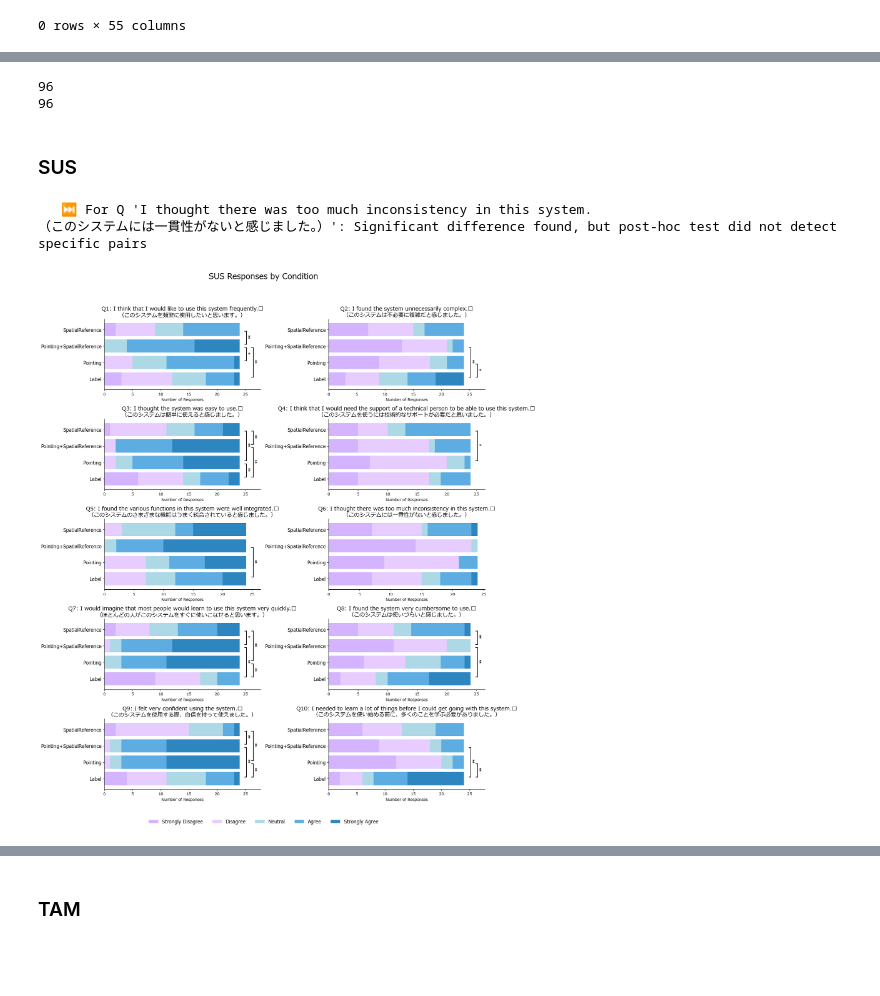
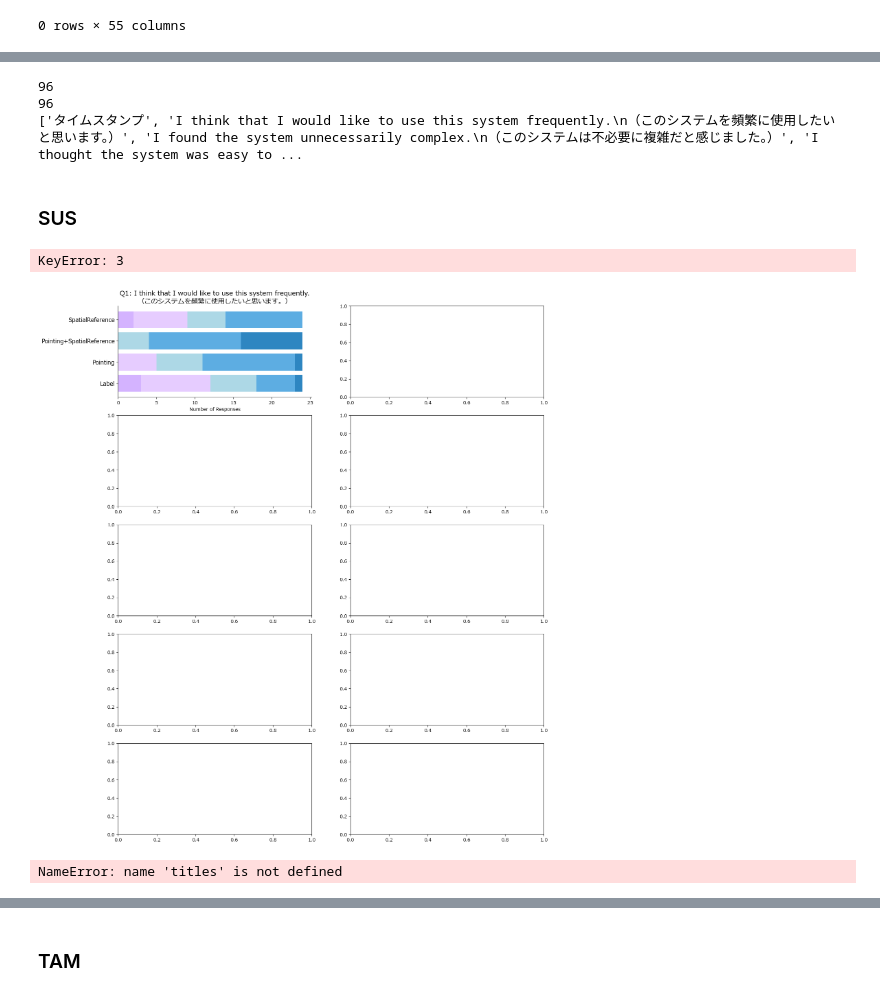
Before and after one commit to TenmaUchiyama/InteractiveSmartHome, a Jupyter notebook: Experiment/Results/SurvayResult.ipynb, the cells around one changed output, grey strips where cells are left out. Cells and saved outputs as stored; diff of their text form; code cells hidden in the pictures; blank space fills up the shorter version.

```diff
--- a/Experiment/Results/SurvayResult.ipynb
+++ b/Experiment/Results/SurvayResult.ipynb
@@ -619,9 +595,9 @@ def plot_likert_matrix(
                     x_brkt = summary.sum(axis=1).max()  # Position brackets to the right
 
                     if pv < 0.01:
-                        draw_significance_bracket(ax, row1, row2, x_start=x_brkt, single=False, count=ranks[j])
+                        draw_significance_bracket(ax, row1, row2, x_start=x_brkt, single=False, count=ranks[count])
                     elif pv < 0.05:
-                        draw_significance_bracket(ax, row1, row2, x_start=x_brkt, single=True, count=ranks[j])
+                        draw_significance_bracket(ax, row1, row2, x_start=x_brkt, single=True, count=ranks[count])
             else:
                 print(f"   ⏭ For Q '{q}': Significant difference found, but post-hoc test did not detect specific pairs")
 
@@ -654,67 +630,78 @@ df_result = reverse_scoring(df_result)
 
 INVALID_IDS     = ['0', 'TEST', 'OLD_P1',"", "OLD_P2",  "P1_OLD","P2_OLD","P3_OLD","P4_OLD","P5_OLD","P6_OLD", ]
 df_result = df_result[~df_result['participant_id'].isin(INVALID_IDS)]
+print(df_result.columns.tolist())
 # %% [output]
 96
 96
+['タイムスタンプ', 'I think that I would like to use this system frequently.\n（このシステムを頻繁に使用したいと思います。）', 'I found the system unnecessarily complex.\n（このシステムは不必要に複雑だと感じました。）', 'I thought the system was easy to ...
 # %% [markdown]
 ### SUS
 # %%
 
-# Condition の値と DataFrame 名の対応例
-# 1: DeviceFilterAgent + SpatialReasoningAgent → df_spatial
-# 2: Pointing + SpatialReasoningAgent      → df_ptSpatial
-# 3: Pointing Only                         → df_point
-# 4: Label                                 → df_label
-
-df_spatial    = df_result[df_result['Condition'] == 1].copy()
-df_ptSpatial  = df_result[df_result['Condition'] == 2].copy()
-df_point      = df_result[df_result['Condition'] == 3].copy()
-df_label      = df_result[df_result['Condition'] == 4].copy()
-
-sus_cols = df_result.columns[1:11]
-
-for df in dfs.values():
-    df["sus_mean"] = df[sus_cols].mean(axis=1)  # 平均スコア（例：1〜5の平均）
-
-print
-#============== 質問毎 =====================
-# Condition ごとに分けた各 DataFrame から、SUS スコア部分だけを取り出す
 df_spatial_sus   = df_spatial.iloc[:, 1:11].copy()
 df_ptSpatial_sus = df_ptSpatial.iloc[:, 1:11].copy()
 df_point_sus     = df_point.iloc[:, 1:11].copy()
 df_label_sus     = df_label.iloc[:, 1:11].copy()
 
-dfs = {
+dfs_sus = {
     'SpatialReference':   df_spatial_sus,
     'Pointing+SpatialReference': df_ptSpatial_sus,
     'Pointing':          df_point_sus,
     'Label':             df_label_sus
 }
 
 
 
 df_spatial    = df_result[df_result['Condition'] == 1].copy()
 df_ptSpatial  = df_result[df_result['Condition'] == 2].copy()
 df_point      = df_result[df_result['Condition'] == 3].copy()
 df_label      = df_result[df_result['Condition'] == 4].copy()
 
 sus_cols = df_result.columns[1:11]
 
-for df in dfs.values():
-    df["sus_mean"] = df[sus_cols].mean(axis=1)  # 平均スコア（例：1〜5の平均）
+for df in dfs_sus.values():
+    df["sus_mean"] = df.mean(axis=1)  # 平均スコア（例：1〜5の平均）
 
 
 
 plot_likert_matrix(
-    dfs=dfs,
+    dfs=dfs_sus,
     question_cols=sus_cols,
     main_title="SUS Responses by Condition"
 )
 # %% [output]
-   ⏭ For Q 'I thought there was too much inconsistency in this system.
-（このシステムには一貫性がないと感じました。）': Significant difference found, but post-hoc test did not detect specific pairs
+KeyError: 3
-[figure, old version]
+[figure, new version]
+# %%
+
+        ax.set_title(f"Q{i+1}: {titles.get(q, q)}", fontsize=14)
+        ax.set_xlabel("Number of Responses")
+        ax.set_ylabel('')
+        ax.invert_yaxis()
+        ax.spines[['top', 'right']].set_visible(False)
+        ax.tick_params(axis='y', labelsize=12)
+
+        # --- Significance testing and plotting ---
+        stat, p, n, sig_pairs = run_friedman_with_posthoc(q, dfs, condition_order)
+        if p is not None and p < 0.05:
+            if sig_pairs:
+                sig_pairs = sorted(sig_pairs, key=lambda x: x[2], reverse=True)
+                index_pairs = [(condition_order.index(a), condition_order.index(b)) for a, b, _ in sig_pairs]
+                ranks = assign_interval_ranks(index_pairs)
+
+                for j, (a, b, pv) in enumerate(sig_pairs):
+                    row1 = summary.index.get_loc(a)
+                    row2 = summary.index.get_loc(b)
+                    x_brkt = summary.sum(axis=1).max()
+
+                    rank_key = (condition_order.index(a), condition_order.index(b))
+                    if pv < 0.01:
+                        draw_significance_bracket(ax, row1, row2, x_start=x_brkt, single=False, count=ranks[rank_key])
+                    elif pv < 0.05:
+                        draw_significance_bracket(ax, row1, row2, x_start=x_brkt, single=True, count=ranks[rank_key])
+# %% [output]
+NameError: name 'titles' is not defined
 # %%
 import numpy as np
 import pandas as pd
```
Also changed, not shown: parts of 31 cells of this notebook, 18 other files.
